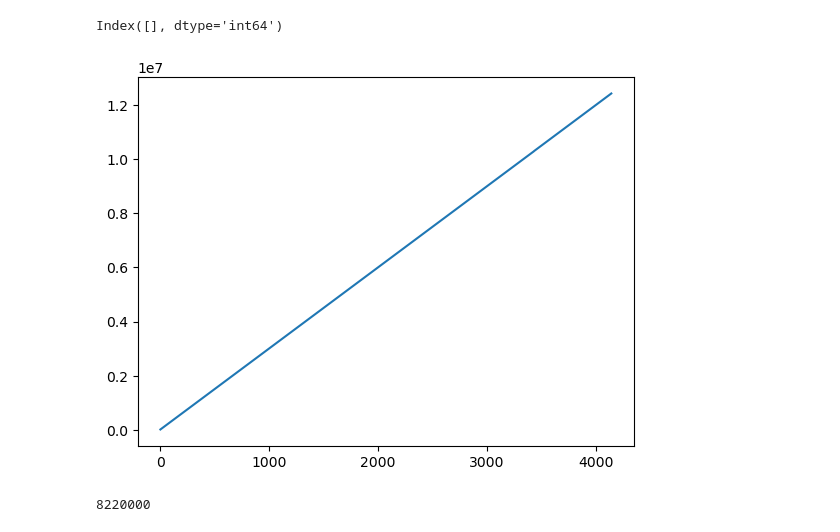
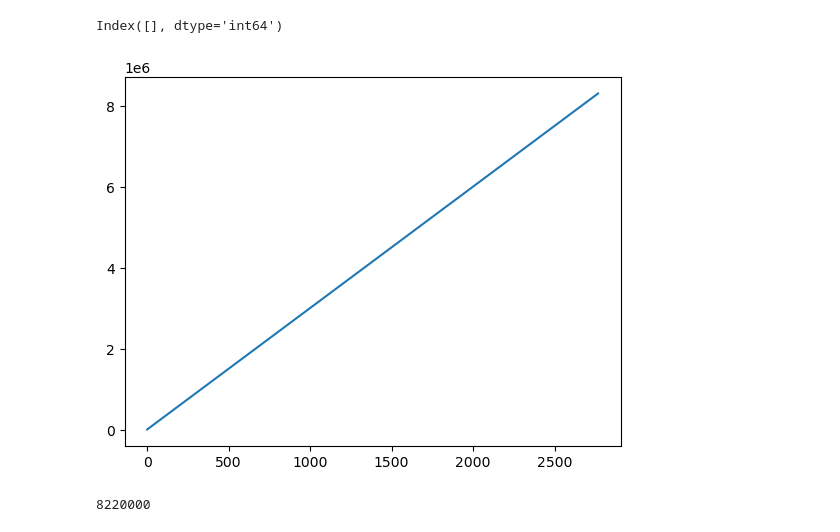
Before and after one commit to LilleAila/tof-prosjekt-26, a Jupyter notebook: data/find-restarts.ipynb, the cells around one changed output. Drawn from its saved outputs; the diff is of its cells as text; code cells hidden in the pictures.

Commit message:
add more data

```diff
--- a/data/find-restarts.ipynb
+++ b/data/find-restarts.ipynb
@@ -1,13 +1,13 @@
 # %%
 import pandas as pd
 # %%
-df = pd.read_csv("a2-it-tysk.csv")
+df = pd.read_csv("a2-data0.csv")
 ts = df["Timestamp"]
 ts.plot()
-ts.index[ts < ts.shift(1)]
+ts.index[ts < ts.shift(1)] + 2
 # %% [output]
 Index([], dtype='int64')
-[figure, old version]
+[figure, new version]
 # %%
 # Duration: 2m early start, 2x it time, 10m friminutt, halv neste friminutt
 d = (2+60+10+60+5)*60*1000
```
Also changed, not shown: 9 other files.
